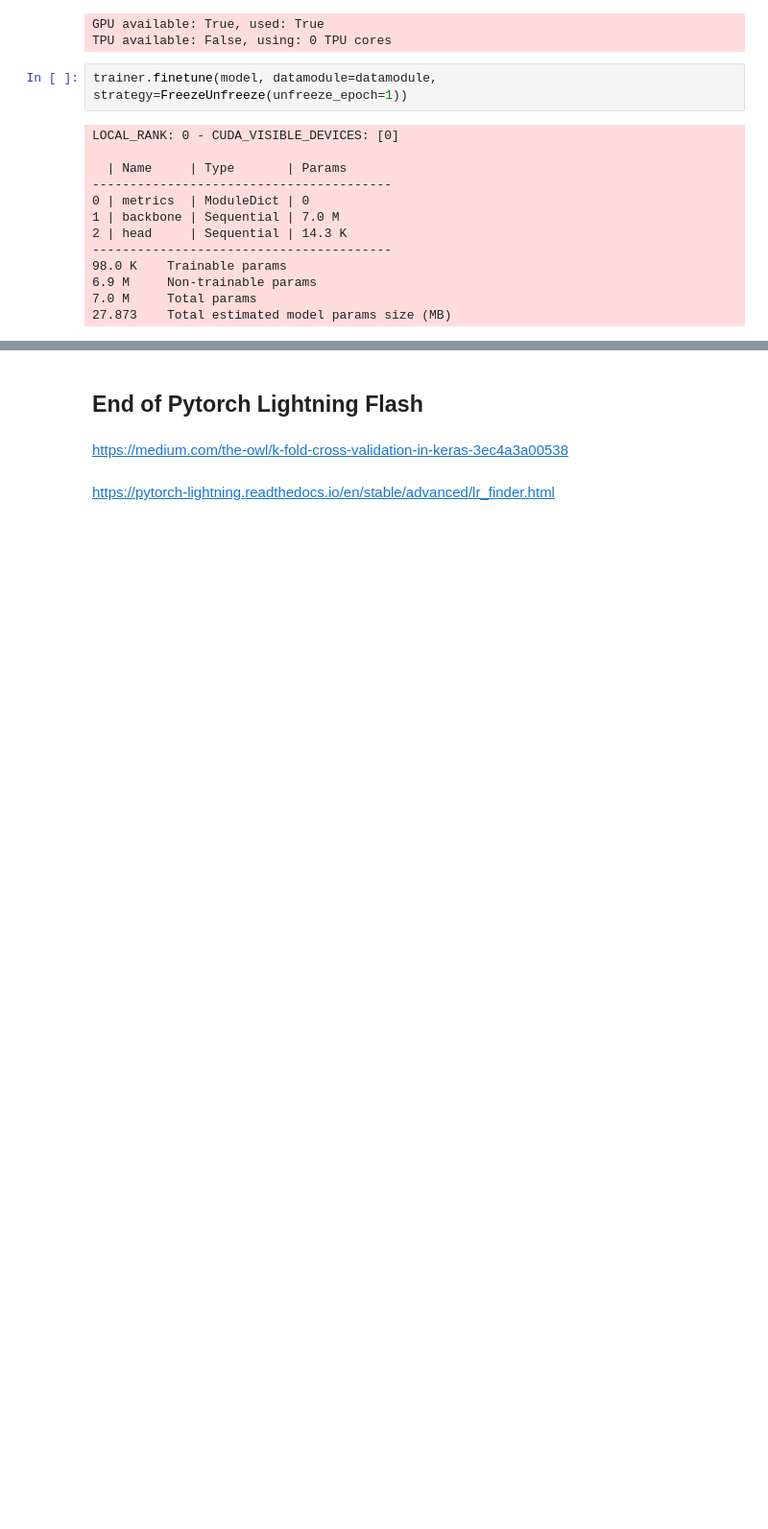
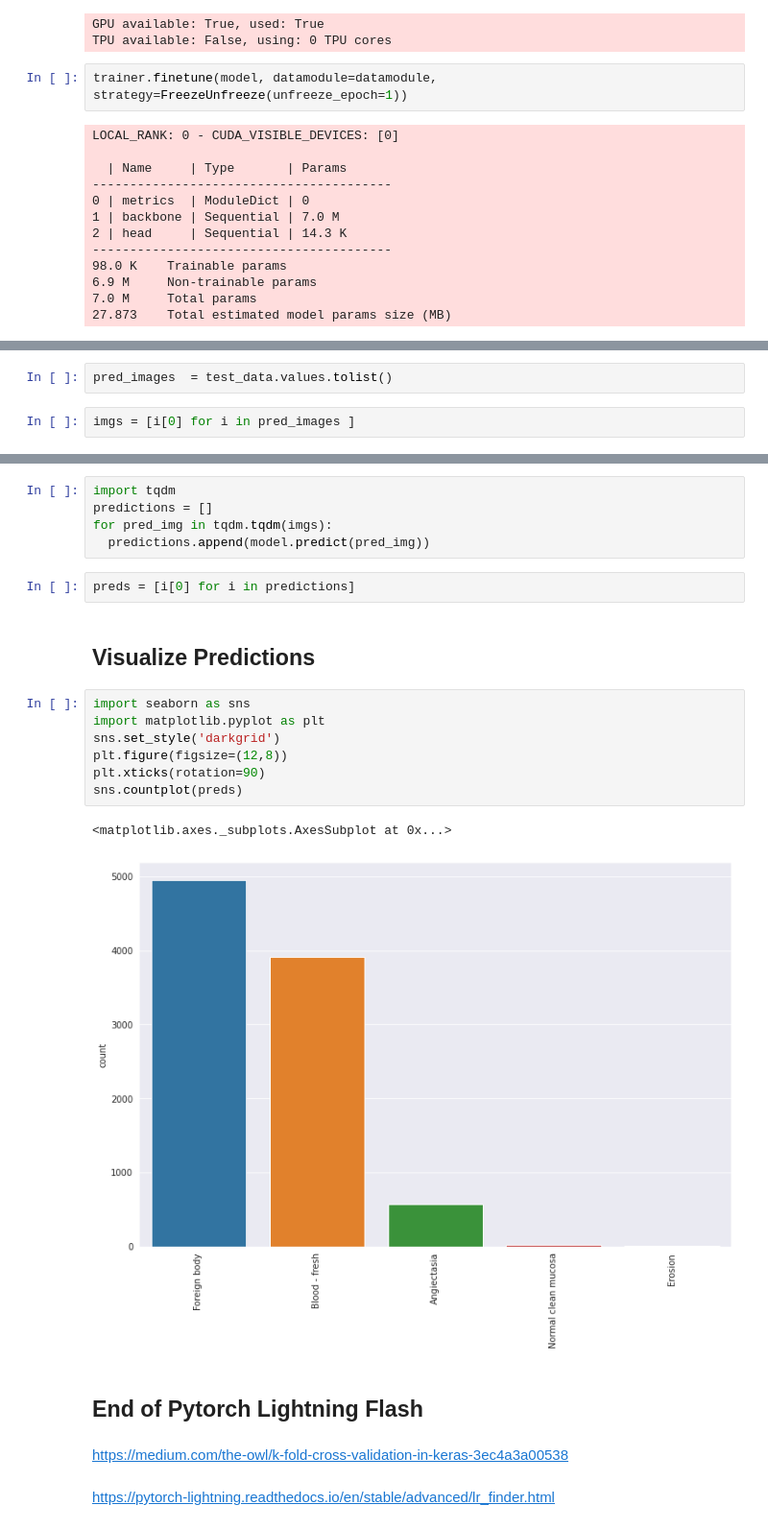
Before and after one commit to plaban1981/Pytorch_lightning, a Jupyter notebook: Data_Sprint_38_The_Kvasir_Capsule_Dataset_lightning_flash.ipynb, the cells around one changed output, grey strips where cells are left out. Shown: that part at 96% size. Cells and saved outputs as stored; diff of their text form; blank space fills up the shorter version.

```diff
--- a/Data_Sprint_38_The_Kvasir_Capsule_Dataset_lightning_flash.ipynb
+++ b/Data_Sprint_38_The_Kvasir_Capsule_Dataset_lightning_flash.ipynb
@@ -573,0 +577,4 @@ test =pd.read_csv("/content/content/pneumonia_dataset/test.csv")
+# %%
+pred_images  = test_data.values.tolist()
+# %%
+imgs = [i[0] for i in pred_images ]
@@ -574,3 +601,22 @@ test =pd.read_csv("/content/content/pneumonia_dataset/test.csv")
+# %%
+import tqdm
+predictions = []
+for pred_img in tqdm.tqdm(imgs):
+  predictions.append(model.predict(pred_img))
+# %%
+preds = [i[0] for i in predictions]
+# %% [markdown]
+## Visualize Predictions
+# %%
+import seaborn as sns
+import matplotlib.pyplot as plt
+sns.set_style('darkgrid')
+plt.figure(figsize=(12,8))
+plt.xticks(rotation=90)
+sns.countplot(preds)
+# %% [output]
+<matplotlib.axes._subplots.AxesSubplot at 0x...>
+[figure, added]
 # %% [markdown]
 ## End of Pytorch Lightning Flash
 # %% [markdown]
```
Also changed, not shown: parts of 25 cells of this notebook.
